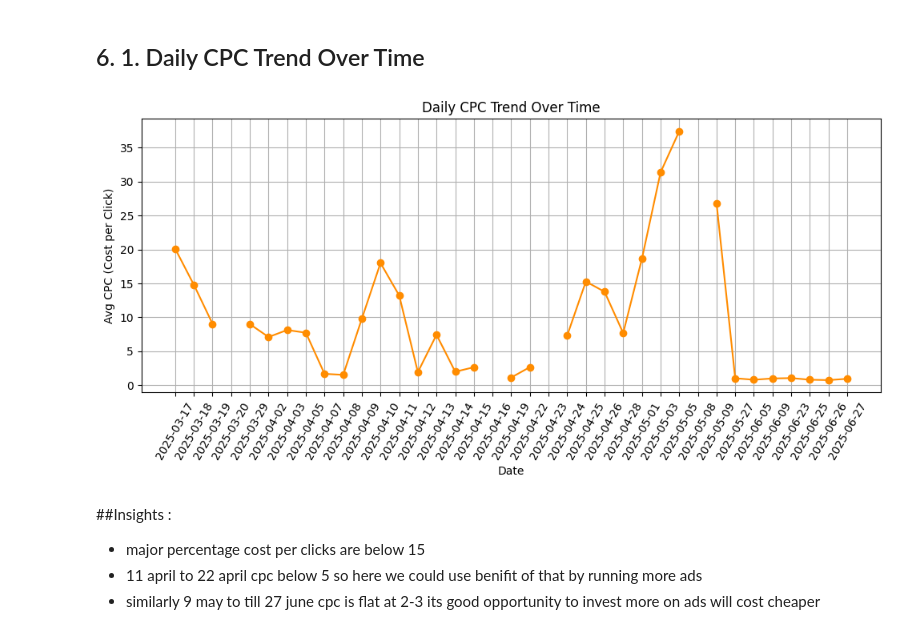
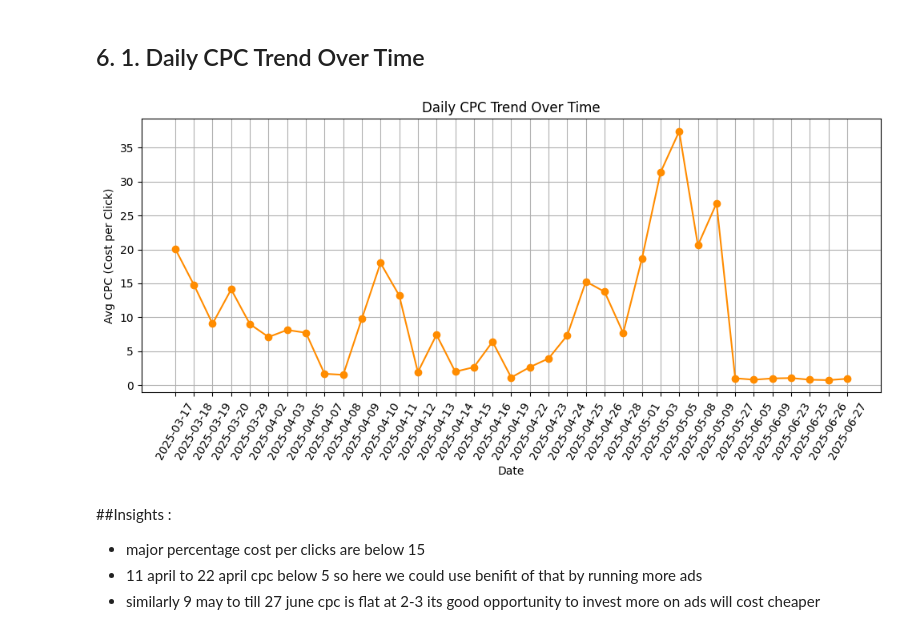
Before and after one commit to PiyushRaj472100/Meta_ads_Performance_Analysis, a Jupyter notebook: META_ads_dataset_data_cleaning_insight_eda_robust.ipynb, the cells around one changed output. Drawn from its saved outputs; the diff is of its cells as text; code cells hidden in the pictures.

```diff
--- a/META_ads_dataset_data_cleaning_insight_eda_robust.ipynb
+++ b/META_ads_dataset_data_cleaning_insight_eda_robust.ipynb
@@ -619,21 +617,3 @@ except Exception as e:
     print(f"Skipping cell due to error: {e}")
 # %% [output]
 Skipping cell due to missing column: 'Ads Platform'
-# %%
-# Reconstruct the 'Ads Platform' column by extracting the platform from 'adset_name'
-def extract_platform(adset):
-    adset_lower = str(adset).lower()
-    if 'insta' in adset_lower or 'instagram' in adset_lower:
-        return 'Instagram'
-    elif 'thread' in adset_lower:
-        return 'Thread'
-    else:
-        # Defaulting to Facebook as the primary alternative platform mentioned in project overview
-        return 'Facebook'
-
-df['Ads Platform'] = df['adset_name'].apply(extract_platform)
-data['Ads Platform'] = data['adset_name'].apply(extract_platform)
-
-# Let's verify the distribution of the newly created column
-print("Ads Platform Distribution:")
-print(df['Ads Platform'].value_counts())
@@ -657,28 +636,39 @@ data['START_month'] = pd.to_datetime(data['ad_start_date']).dt.strftime('%B')
 # %% [markdown]
 ## 6. 1. Daily CPC Trend Over Time
 # %%
-# Ensure datetime format
-df['ad_start_date'] = pd.to_datetime(df['ad_start_date'])
+try:
+    # Ensure datetime format
+    df['ad_start_date'] = pd.to_datetime(df['ad_start_date'])
 
-# Create START_date column with YYYY-MM-DD
-df['START_date'] = df['ad_start_date'].dt.date.astype(str)
+    # Create START_date column with full date (YYYY-MM-DD)
+    df['START_date'] = df['ad_start_date'].dt.date.astype(str)
 
-# Group by date and calculate average CPC (using correct column 'cpc')
-daily_cpc = df.groupby('START_date')['cpc'].mean().reset_index()
+    #df['START_date'] = df['ad_start_date'].dt.month
 
-# Plot line chart
-plt.figure(figsize=(10, 5))
-plt.plot(daily_cpc['START_date'], daily_cpc['cpc'], marker='o', color='darkorange')
+    # Create a START_month column (YYYY-MM)
+    #df['START_month'] = df['ad_start_date'].dt.to_period('M').astype(str)
 
-plt.title('Daily CPC Trend Over Time')
-plt.xlabel('Date')
-plt.ylabel('Avg CPC (Cost per Click)')
-plt.xticks(rotation=60)
-plt.grid(True)
-plt.tight_layout()
-plt.show()
+    # Group by full date and calculate average CPC
+    daily_cpc = df.groupby('START_date')['cpc_Cos-tper_Click'].mean().reset_index()
+
+    # Plot line chart
+    plt.figure(figsize=(10, 5))
+    plt.plot(daily_cpc['START_date'], daily_cpc['cpc_Cos-tper_Click'], marker='o', color='darkorange')
+
+    plt.title('Daily CPC Trend Over Time')
+    plt.xlabel('Date')
+    plt.ylabel('Avg CPC (Cost per Click)')
+    plt.xticks(rotation=60)
+    plt.grid(True)
+    plt.tight_layout()
+    plt.show()
+
+except KeyError as e:
+    print(f"Skipping cell due to missing column: {e}")
+except Exception as e:
+    print(f"Skipping cell due to error: {e}")
 # %% [output]
-[figure, old version]
+[figure, new version]
 # %% [markdown]
 ##Insights :
 * major percentage cost per clicks are below 15
```
Also changed, not shown: parts of 12 cells of this notebook, 1 other file.
